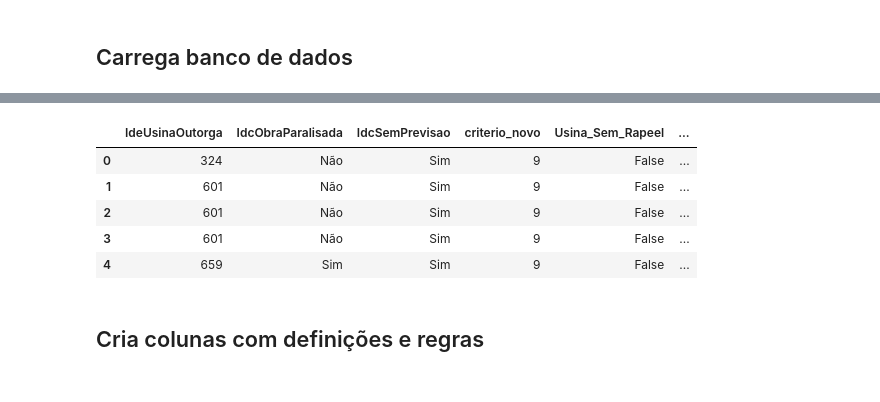
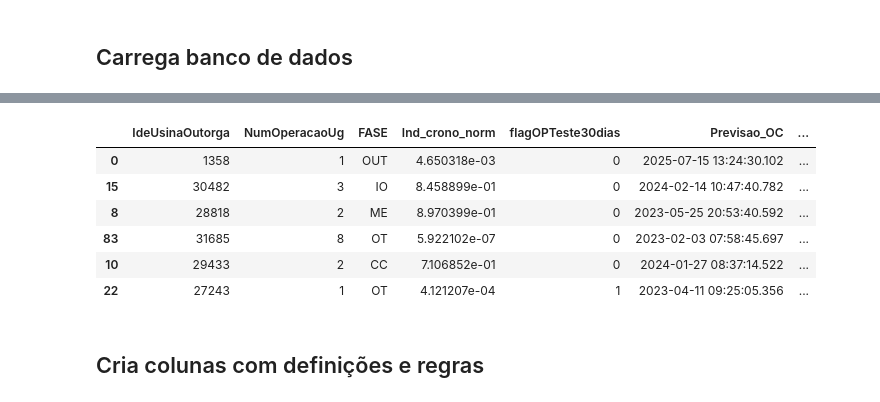
Before and after one commit to Vinicius667/Previsor, a Jupyter notebook: App/Previsor_teste3.ipynb, the cells around one changed output, grey strips where cells are left out. Saved outputs shown, nothing was run; the diff lists cells and outputs as text; code cells hidden in the pictures.

```diff
--- a/App/Previsor_teste3.ipynb
+++ b/App/Previsor_teste3.ipynb
@@ -7,8 +7,8 @@ import glob
 import pandas as pd
 import numpy as np
 ### end_imports ###
-pd.set_option('display.max_rows', 100)
-pd.set_option('display.max_columns', 100)
+pd.set_option('display.max_rows', 500)
+pd.set_option('display.max_columns', 500)
 
 ### start_miscellaneous ###
 from datetime import date,datetime,timedelta
@@ -414,22 +422,22 @@ df_ug = df_ug.loc[df_ug.DatLiberOpComerRealizado.isna() &  df_ug.NumOperacaoUg.n
 # %%
 calculo_previsao = pd.read_parquet(previsao_file)
 calculo_previsao.FaseAtual =calculo_previsao.FaseAtual.str.slice(0,-3)
 calculo_previsao.Indicador =calculo_previsao.Indicador/100
 
 cols = ["Dat_OC_obrigacao","DatPrevisaoIniciobra","FASE","Ind_crono_norm","IdeUsinaOutorga","flagOPTeste30dias",'Previsao_OC']
 rename_cols = {'FaseAtual':'FASE','Indicador':'Ind_crono_norm','NumUgUsina':'NumOperacaoUg'}
 calculo_previsao = calculo_previsao.rename(columns=rename_cols)[['IdeUsinaOutorga','NumOperacaoUg','FASE','Ind_crono_norm','flagOPTeste30dias','Previsao_OC','Dat_OC_obrigacao','MdaPotenciaUnitaria']]
 
 df_ug = pd.merge(df_ug,calculo_previsao,on=list_id_ug,how="left")
-
-display(df_ug.head(5))
+display(show_cases(calculo_previsao,calculo_previsao.columns))
 # %% [output]
-|  | IdeUsinaOutorga | IdcObraParalisada | IdcSemPrevisao | criterio_novo | Usina_Sem_Rapeel | ... |
-| 0 | 324 | Não | Sim | 9 | False | ... |
-| 1 | 601 | Não | Sim | 9 | False | ... |
-| 2 | 601 | Não | Sim | 9 | False | ... |
-| 3 | 601 | Não | Sim | 9 | False | ... |
-| 4 | 659 | Sim | Sim | 9 | False | ... |
+|  | IdeUsinaOutorga | NumOperacaoUg | FASE | Ind_crono_norm | flagOPTeste30dias | Previsao_OC | ... |
+| 0 | 1358 | 1 | OUT | 4.650318e-03 | 0 | 2025-07-15 13:24:30.102 | ... |
+| 15 | 30482 | 3 | IO | 8.458899e-01 | 0 | 2024-02-14 10:47:40.782 | ... |
+| 8 | 28818 | 2 | ME | 8.970399e-01 | 0 | 2023-05-25 20:53:40.592 | ... |
+| 83 | 31685 | 8 | OT | 5.922102e-07 | 0 | 2023-02-03 07:58:45.697 | ... |
+| 10 | 29433 | 2 | CC | 7.106852e-01 | 0 | 2024-01-27 08:37:14.522 | ... |
+| 22 | 27243 | 1 | OT | 4.121207e-04 | 1 | 2023-04-11 09:25:05.356 | ... |
 # %%
 monitoramentoug['Existe_Monitoramento'] = True     # Adiciona colunas para checagem
 ug_rapeel['Existe_Rapeel'] = True                  # dos resultados
```
Also changed, not shown: parts of 19 cells of this notebook, 4 other files.
